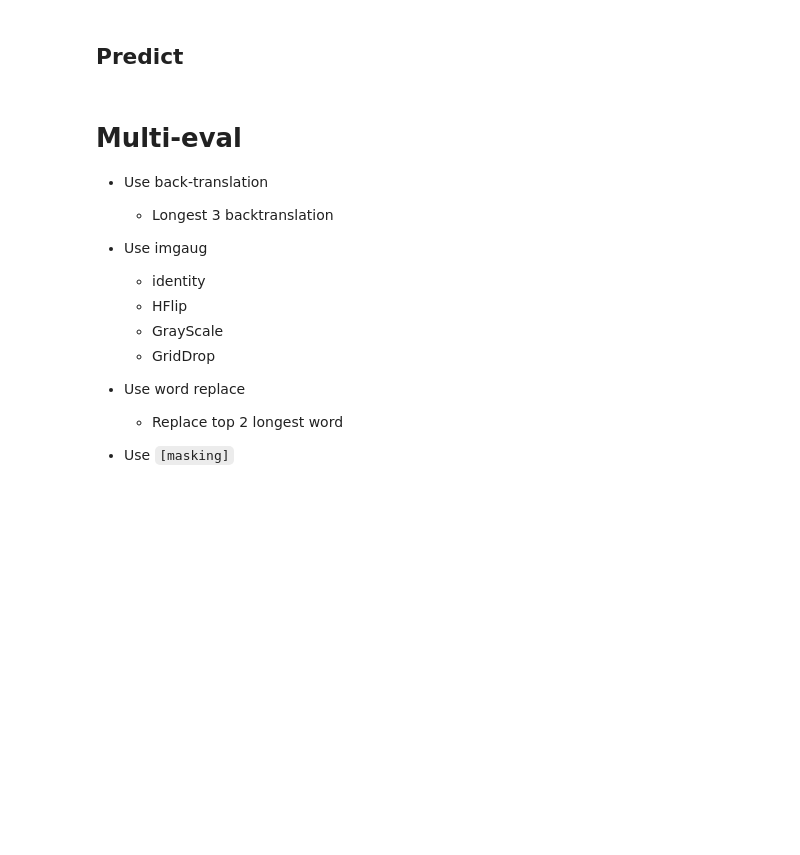
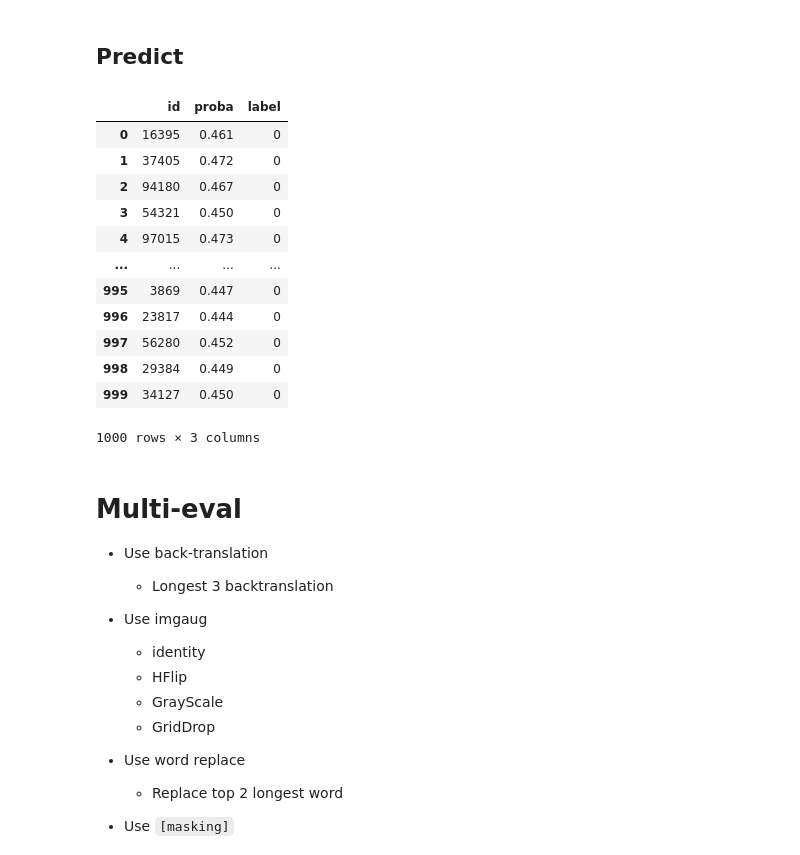
Before and after one commit to faizanahemad/facebook-hateful-memes, a Jupyter notebook: notebooks/MLMSimCLR.ipynb, the cells around one changed output. Saved outputs shown, nothing was run; the diff lists cells and outputs as text; code cells hidden in the pictures; blank space fills up the shorter version.

```diff
--- a/notebooks/MLMSimCLR.ipynb
+++ b/notebooks/MLMSimCLR.ipynb
@@ -450,2 +431,18 @@ scores =  {'map': '0.5523', 'acc': '0.6296', 'auc': '0.7078'}
 # %% [markdown]
 ## Predict
+# %%
+preds = predict(mlm_model, data, batch_size, competition_phase=1)
+# %% [output]
+|  | id | proba | label |
+| 0 | 16395 | 0.461 | 0 |
+| 1 | 37405 | 0.472 | 0 |
+| 2 | 94180 | 0.467 | 0 |
+| 3 | 54321 | 0.450 | 0 |
+| 4 | 97015 | 0.473 | 0 |
+| ... | ... | ... | ... |
+| 995 | 3869 | 0.447 | 0 |
+| 996 | 23817 | 0.444 | 0 |
+| 997 | 56280 | 0.452 | 0 |
+| 998 | 29384 | 0.449 | 0 |
+| 999 | 34127 | 0.450 | 0 |
+1000 rows × 3 columns
```
Also changed, not shown: parts of 15 cells of this notebook.
